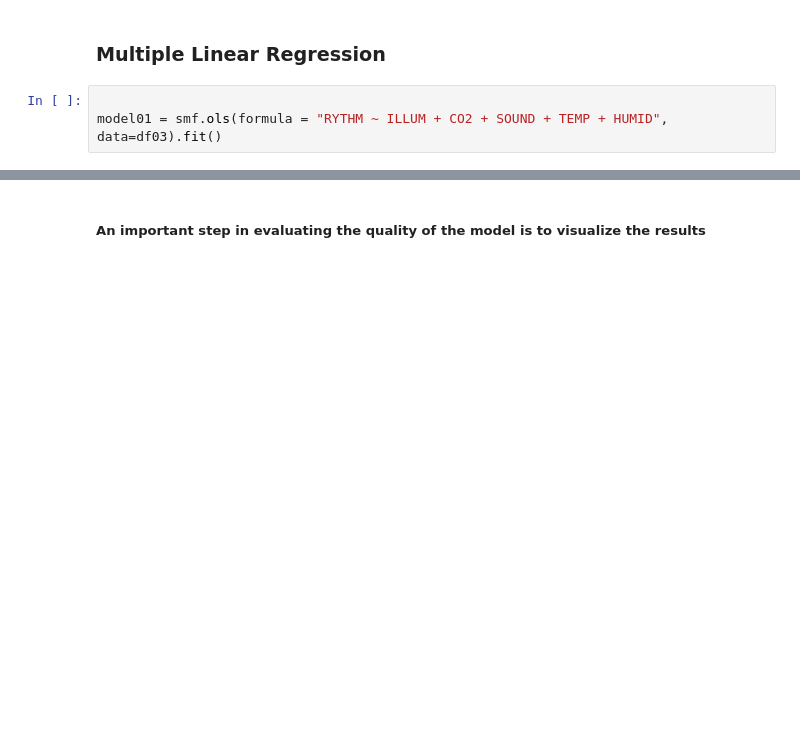
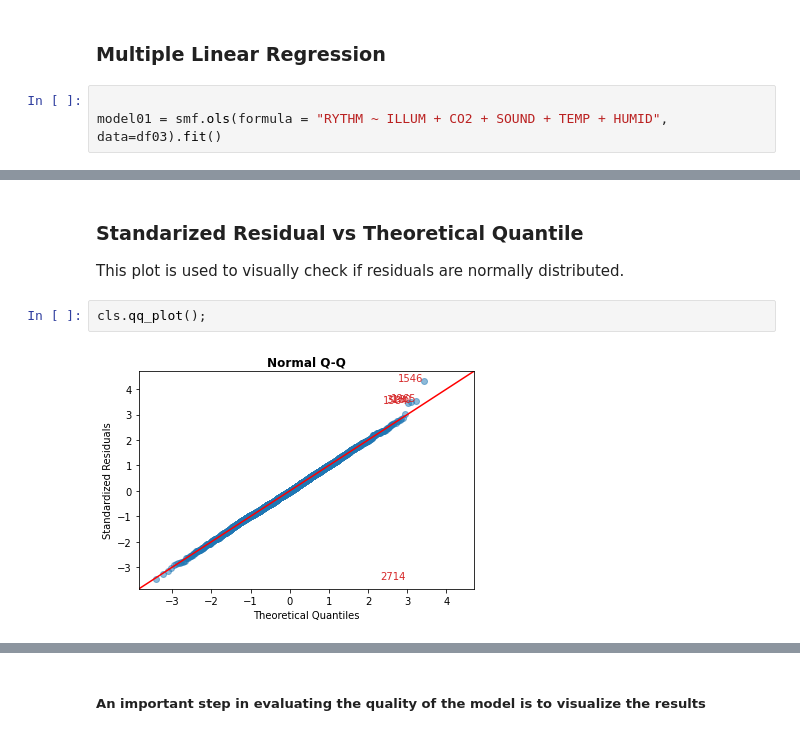
Before and after one commit to dev-JoseAlberto/Linear-Methods-for-Regression, a Jupyter notebook: notebook/notebook-01.ipynb, the cells around one changed output, grey strips where cells are left out. Cells and saved outputs as stored; diff of their text form; blank space fills up the shorter version.

```diff
--- a/notebook/notebook-01.ipynb
+++ b/notebook/notebook-01.ipynb
@@ -232,0 +465,8 @@ Intercept: 19.25320709259824 Slope: 0.008843269149688518
+# %% [markdown]
+### Standarized Residual vs Theoretical Quantile
+
+This plot is used to visually check if residuals are normally distributed.
+# %%
+cls.qq_plot();
+# %% [output]
+[figure, added]
```
Also changed, not shown: parts of 36 cells of this notebook.
